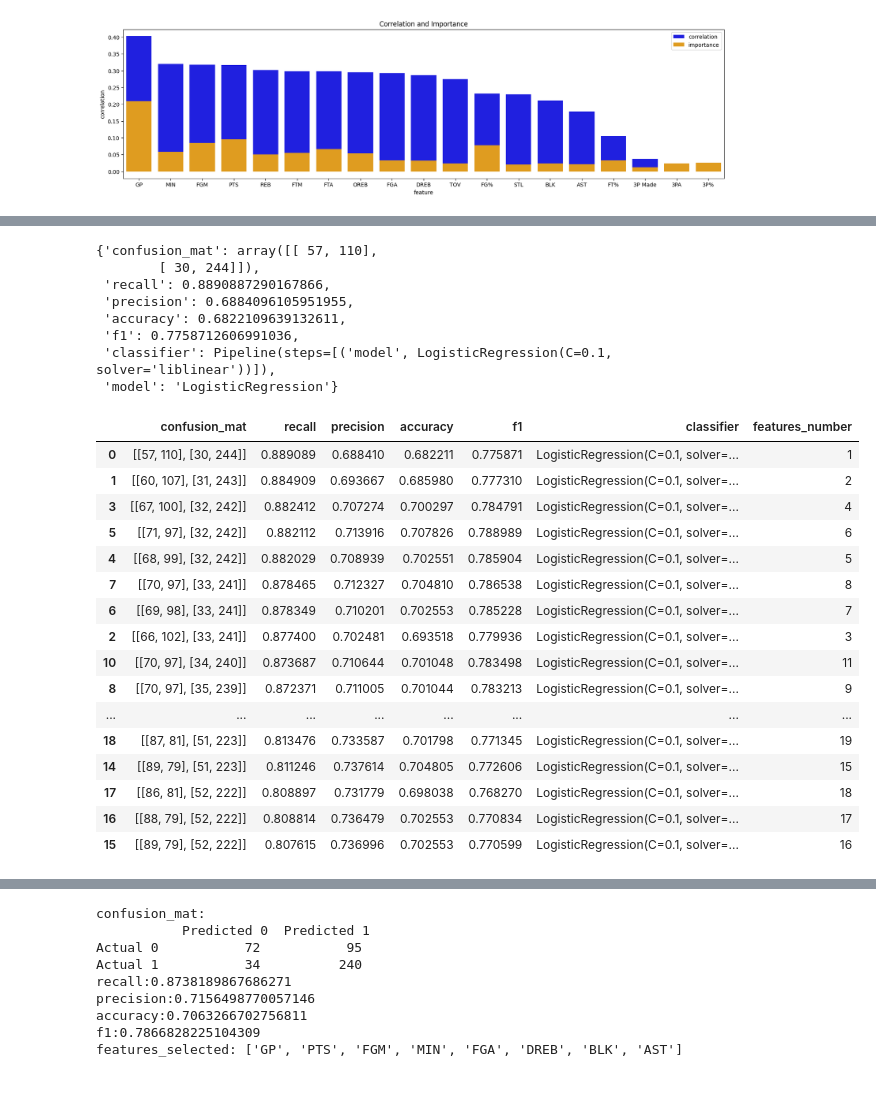
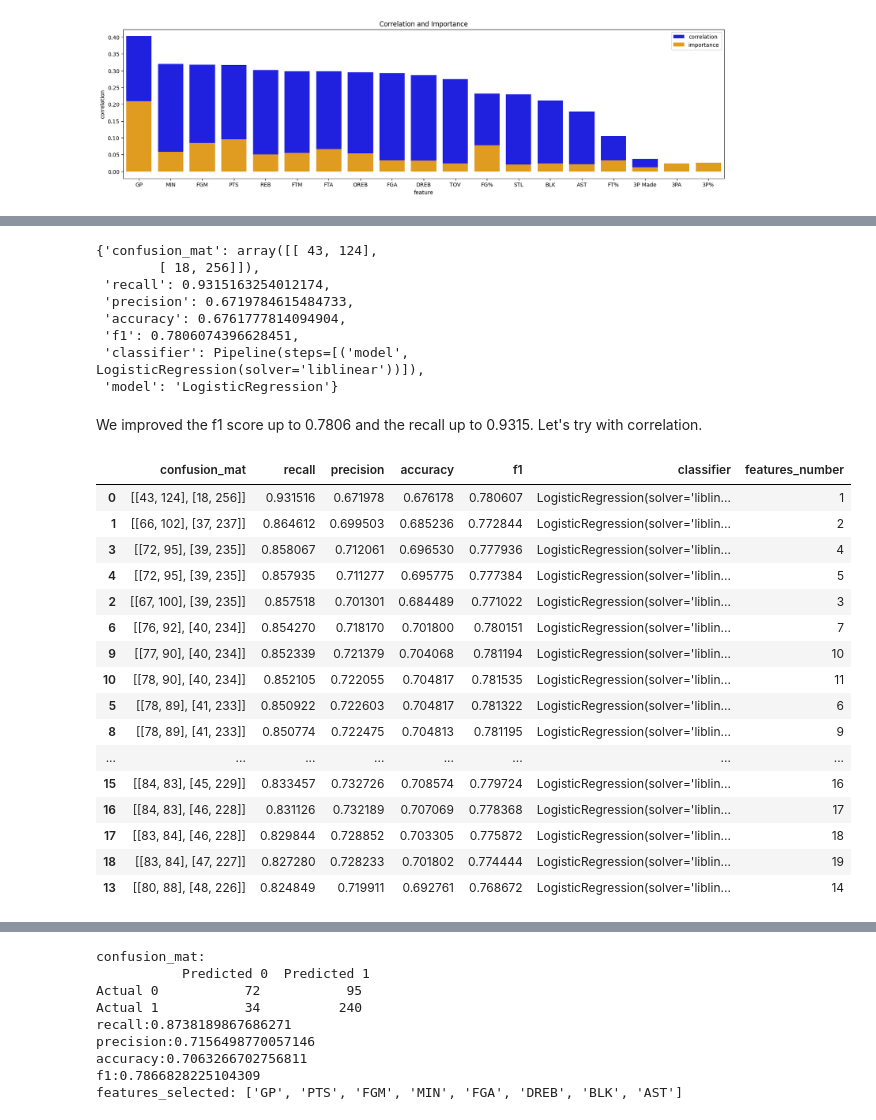
Before and after one commit to JulienDelavande/NBA-prediction, a Jupyter notebook: notebooks/data_preprocessing.ipynb, the cells around one changed output, grey strips where cells are left out. Drawn from its saved outputs; the diff is of its cells as text; code cells hidden in the pictures; blank space fills up the shorter version.

```diff
--- a/notebooks/data_preprocessing.ipynb
+++ b/notebooks/data_preprocessing.ipynb
@@ -234,7 +228,7 @@ scores_blance_method.sort_values(by=['recall', 'f1'], ascending=False)
 target = 'TARGET_5Yrs'
 balancer_method = None
 
-model = LogisticRegression(C=0.1, solver='liblinear', class_weight='balanced')
+model = LogisticRegression(solver='liblinear', class_weight='balanced')
 steps = [('model', model)]
 pipeline = Pipeline(steps=steps)
 
@@ -260,7 +260,7 @@ model = RandomForestClassifier(n_estimators=100, max_depth=5, random_state=0)
 steps = [('model', model)]
 pipeline = Pipeline(steps=steps)
 
-data_preprocessed = preprocessing(df, method=balancer_method)
+data_preprocessed = preprocessing(df, method=balancer_method, log=True)
 pipeline.fit(data_preprocessed.drop(target, axis=1), data_preprocessed[target])
 
 feature_importance_rf = pd.DataFrame({'feature': data_preprocessed.drop(target, axis=1).columns, 'importance': pipeline.named_steps['model'].feature_importances_})
@@ -274,7 +278,7 @@ plt.show()
 target = 'TARGET_5Yrs'
 balancer_method = None
 
-data_preprocessed = preprocessing(df, method=balancer_method)
+data_preprocessed = preprocessing(df, method=balancer_method, log=True)
 
 correlation_matrix_target = data_preprocessed.corr()[target].sort_values(ascending=False)
 correlation_matrix_target = correlation_matrix_target.drop(target)
@@ -311,11 +324,11 @@ balancer_method = None
 
 features_number = range(1, 20)
 
-model = LogisticRegression(C=0.1, solver='liblinear')
+model = LogisticRegression(solver='liblinear')
 steps = [('model', model)]
 
 pipeline = Pipeline(steps=steps)
-data_preprocessed = preprocessing(df, method=balancer_method)
+data_preprocessed = preprocessing(df, method=balancer_method, log=True)
 
 scores_features_number = []
 for number in features_number:
@@ -374,11 +389,11 @@ target = 'TARGET_5Yrs'
 balance_method = None
 features_selected = ['GP']
 
-data_processed = preprocessing(df, balance_method)
+data_processed = preprocessing(df, balance_method, log=True)
 X = data_processed[features_selected]
 y = data_processed[target]
 
-model = LogisticRegression(C=0.1, solver='liblinear')
+model = LogisticRegression(solver='liblinear')
 pipeline = Pipeline(steps=[('model', model)])
 
 
@@ -387,55 +402,57 @@ score['model'] = 'LogisticRegression'
 
 score
 # %% [output]
-{'confusion_mat': array([[ 57, 110],
-        [ 30, 244]]),
- 'recall': 0.8890887290167866,
- 'precision': 0.6884096105951955,
- 'accuracy': 0.6822109639132611,
- 'f1': 0.7758712606991036,
- 'classifier': Pipeline(steps=[('model', LogisticRegression(C=0.1, solver='liblinear'))]),
+{'confusion_mat': array([[ 43, 124],
+        [ 18, 256]]),
+ 'recall': 0.9315163254012174,
+ 'precision': 0.6719784615484733,
+ 'accuracy': 0.6761777814094904,
+ 'f1': 0.7806074396628451,
+ 'classifier': Pipeline(steps=[('model', LogisticRegression(solver='liblinear'))]),
  'model': 'LogisticRegression'}
+# %% [markdown]
+We improved the f1 score up to 0.7806 and the recall up to 0.9315. Let's try with correlation.
 # %%
 # feature selection : correlation
 
 target = 'TARGET_5Yrs'
 balancer_method = None
 
 features_number = range(1, 20)
 
-model = LogisticRegression(C=0.1, solver='liblinear')
+model = LogisticRegression(solver='liblinear')
 steps = [('model', model)]
 
 pipeline = Pipeline(steps=steps)
-data_preprocessed = preprocessing(df, method=balancer_method)
+data_preprocessed = preprocessing(df, method=balancer_method, log=True)
 
 scores_features_number = []
 for number in features_number:
     features_selected = correlation_matrix_target.sort_values(by='correlation', ascending=False).head(number)['feature'].values
     scores = score_classifier(data_preprocessed[features_selected[:number]], model, data_preprocessed[target], verbose=False)
     scores_features_number.append(scores)
 
 scores_features_number = pd.DataFrame(scores_features_number)
 scores_features_number['features_number'] = features_number
 scores_features_number.sort_values(by=['recall', 'f1'], ascending=False)
 # %% [output]
 |  | confusion_mat | recall | precision | accuracy | f1 | classifier | features_number |
-| 0 | [[57, 110], [30, 244]] | 0.889089 | 0.688410 | 0.682211 | 0.775871 | LogisticRegression(C=0.1, solver=... | 1 |
-| 1 | [[60, 107], [31, 243]] | 0.884909 | 0.693667 | 0.685980 | 0.777310 | LogisticRegression(C=0.1, solver=... | 2 |
-| 3 | [[67, 100], [32, 242]] | 0.882412 | 0.707274 | 0.700297 | 0.784791 | LogisticRegression(C=0.1, solver=... | 4 |
-| 5 | [[71, 97], [32, 242]] | 0.882112 | 0.713916 | 0.707826 | 0.788989 | LogisticRegression(C=0.1, solver=... | 6 |
-| 4 | [[68, 99], [32, 242]] | 0.882029 | 0.708939 | 0.702551 | 0.785904 | LogisticRegression(C=0.1, solver=... | 5 |
-| 7 | [[70, 97], [33, 241]] | 0.878465 | 0.712327 | 0.704810 | 0.786538 | LogisticRegression(C=0.1, solver=... | 8 |
-| 6 | [[69, 98], [33, 241]] | 0.878349 | 0.710201 | 0.702553 | 0.785228 | LogisticRegression(C=0.1, solver=... | 7 |
-| 2 | [[66, 102], [33, 241]] | 0.877400 | 0.702481 | 0.693518 | 0.779936 | LogisticRegression(C=0.1, solver=... | 3 |
-| 10 | [[70, 97], [34, 240]] | 0.873687 | 0.710644 | 0.701048 | 0.783498 | LogisticRegression(C=0.1, solver=... | 11 |
-| 8 | [[70, 97], [35, 239]] | 0.872371 | 0.711005 | 0.701044 | 0.783213 | LogisticRegression(C=0.1, solver=... | 9 |
+| 0 | [[43, 124], [18, 256]] | 0.931516 | 0.671978 | 0.676178 | 0.780607 | LogisticRegression(solver='liblin... | 1 |
+| 1 | [[66, 102], [37, 237]] | 0.864612 | 0.699503 | 0.685236 | 0.772844 | LogisticRegression(solver='liblin... | 2 |
+| 3 | [[72, 95], [39, 235]] | 0.858067 | 0.712061 | 0.696530 | 0.777936 | LogisticRegression(solver='liblin... | 4 |
+| 4 | [[72, 95], [39, 235]] | 0.857935 | 0.711277 | 0.695775 | 0.777384 | LogisticRegression(solver='liblin... | 5 |
+| 2 | [[67, 100], [39, 235]] | 0.857518 | 0.701301 | 0.684489 | 0.771022 | LogisticRegression(solver='liblin... | 3 |
+| 6 | [[76, 92], [40, 234]] | 0.854270 | 0.718170 | 0.701800 | 0.780151 | LogisticRegression(solver='liblin... | 7 |
+| 9 | [[77, 90], [40, 234]] | 0.852339 | 0.721379 | 0.704068 | 0.781194 | LogisticRegression(solver='liblin... | 10 |
+| 10 | [[78, 90], [40, 234]] | 0.852105 | 0.722055 | 0.704817 | 0.781535 | LogisticRegression(solver='liblin... | 11 |
+| 5 | [[78, 89], [41, 233]] | 0.850922 | 0.722603 | 0.704817 | 0.781322 | LogisticRegression(solver='liblin... | 6 |
+| 8 | [[78, 89], [41, 233]] | 0.850774 | 0.722475 | 0.704813 | 0.781195 | LogisticRegression(solver='liblin... | 9 |
 | ... | ... | ... | ... | ... | ... | ... | ... |
-| 18 | [[87, 81], [51, 223]] | 0.813476 | 0.733587 | 0.701798 | 0.771345 | LogisticRegression(C=0.1, solver=... | 19 |
-| 14 | [[89, 79], [51, 223]] | 0.811246 | 0.737614 | 0.704805 | 0.772606 | LogisticRegression(C=0.1, solver=... | 15 |
-| 17 | [[86, 81], [52, 222]] | 0.808897 | 0.731779 | 0.698038 | 0.768270 | LogisticRegression(C=0.1, solver=... | 18 |
-| 16 | [[88, 79], [52, 222]] | 0.808814 | 0.736479 | 0.702553 | 0.770834 | LogisticRegression(C=0.1, solver=... | 17 |
-| 15 | [[89, 79], [52, 222]] | 0.807615 | 0.736996 | 0.702553 | 0.770599 | LogisticRegression(C=0.1, solver=... | 16 |
+| 15 | [[84, 83], [45, 229]] | 0.833457 | 0.732726 | 0.708574 | 0.779724 | LogisticRegression(solver='liblin... | 16 |
+| 16 | [[84, 83], [46, 228]] | 0.831126 | 0.732189 | 0.707069 | 0.778368 | LogisticRegression(solver='liblin... | 17 |
+| 17 | [[83, 84], [46, 228]] | 0.829844 | 0.728852 | 0.703305 | 0.775872 | LogisticRegression(solver='liblin... | 18 |
+| 18 | [[83, 84], [47, 227]] | 0.827280 | 0.728233 | 0.701802 | 0.774444 | LogisticRegression(solver='liblin... | 19 |
+| 13 | [[80, 88], [48, 226]] | 0.824849 | 0.719911 | 0.692761 | 0.768672 | LogisticRegression(solver='liblin... | 14 |
 # %%
 scores_features_number.sort_values(by=['f1'], ascending=False)
 # %% [output]
```
Also changed, not shown: parts of 38 cells of this notebook, 8 other files.
